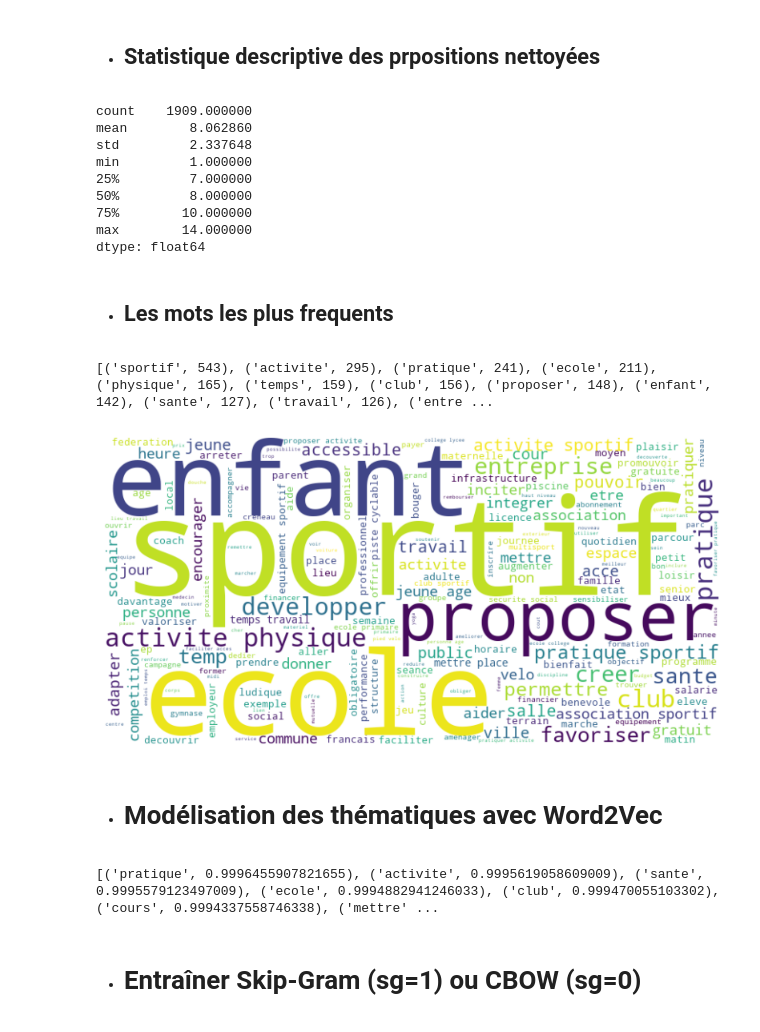
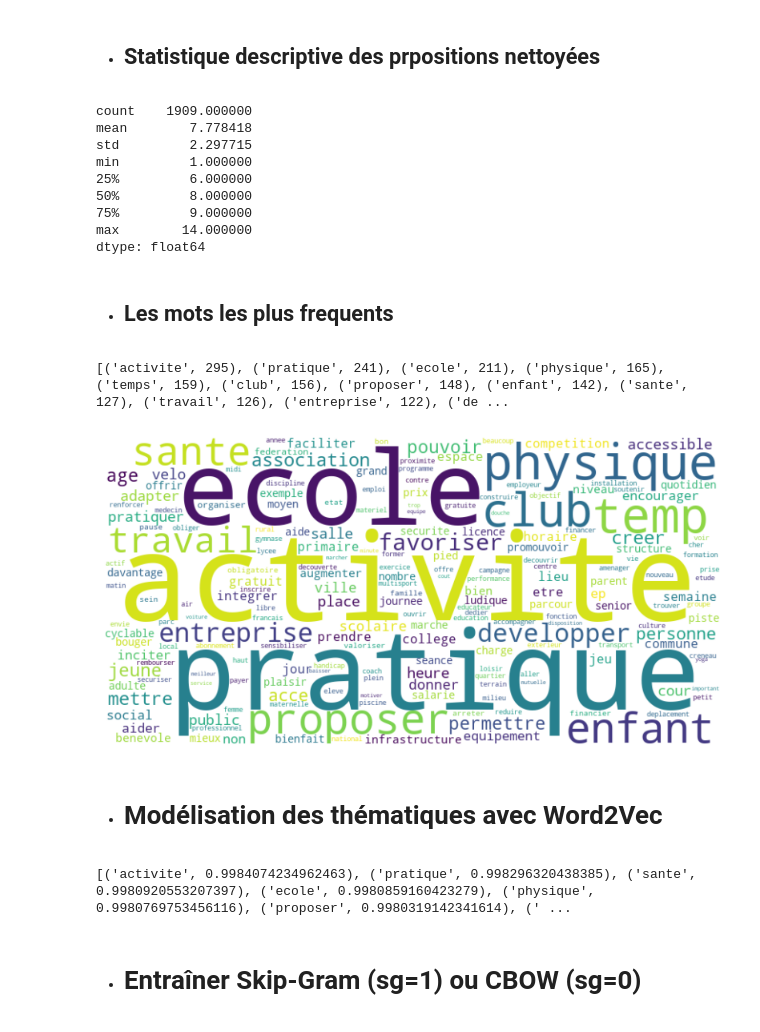
Before and after one commit to konanleger/PROJET-STATISTIQUE-DES-PROS, a Jupyter notebook: projet_stat.ipynb, the cells around one changed output. Saved outputs shown, nothing was run; the diff lists cells and outputs as text; code cells hidden in the pictures.

```diff
--- a/projet_stat.ipynb
+++ b/projet_stat.ipynb
@@ -439,7 +468,7 @@ def preprocess_with_spacy(text):
     # Analyser le texte avec spaCy
     doc = nlp(text.lower())  # Mise en minuscule
     cleaned_tokens = []
-    mots_inutils = ['faire','falloir','tous','sport','etre']
+    mots_inutils = ['faire','falloir','tous','sport','etre','sportif']
     for token in doc:
         if not token.is_stop and token.is_alpha and token.lemma_ not in mots_inutils:  # Exclure stopwords et non-alphabetiques
             cleaned_tokens.append(remove_accents(token.lemma_))  # Ajouter la forme lemmatisée du mot
@@ -473,12 +502,12 @@ df = pd.Series(nb_mots)
 print(df.describe())
 # %% [output]
 count    1909.000000
-mean        8.062860
-std         2.337648
+mean        7.778418
+std         2.297715
 min         1.000000
-25%         7.000000
+25%         6.000000
 50%         8.000000
-75%        10.000000
+75%         9.000000
 max        14.000000
 dtype: float64
 # %% [markdown]
@@ -488,16 +517,17 @@ dtype: float64
 word_counts = Counter(" ".join(data['cleaned_propositions']).split())
 print(word_counts.most_common(20))
 # %% [output]
-[('sportif', 543), ('activite', 295), ('pratique', 241), ('ecole', 211), ('physique', 165), ('temps', 159), ('club', 156), ('proposer', 148), ('enfant', 142), ('sante', 127), ('travail', 126), ('entre ...
+[('activite', 295), ('pratique', 241), ('ecole', 211), ('physique', 165), ('temps', 159), ('club', 156), ('proposer', 148), ('enfant', 142), ('sante', 127), ('travail', 126), ('entreprise', 122), ('de ...
 # %%
 text = " ".join(data['cleaned_propositions'])
-wordcloud = WordCloud(width=800, height=400, background_color="white").generate(text)
+wordcloud = WordCloud(width=800, height=400, background_color="white",
+                      prefer_horizontal=1.0,collocations=False).generate(text)
 plt.figure(figsize=(15, 5))
 plt.imshow(wordcloud, interpolation="bilinear")
 plt.axis("off") # Désactive les axes pour un affichage propre
 plt.show()
 # %% [output]
-[figure, old version]
+[figure, new version]
 # %% [markdown]
 * # Modélisation des thématiques avec Word2Vec
 # %%
@@ -514,12 +544,12 @@ tokenized_sentences = [text.split() for text in data['cleaned_propositions']]
 # window : nombre de mots voisins considérés
 # min_count : ignorer les mots qui apparaissent moins de 2 fois
 # workers : nombre de cœurs utilisés pour le traitement
-model = Word2Vec(sentences=tokenized_sentences, vector_size=300, window=14,sg=0,  min_count=1, workers=5)
+model = Word2Vec(sentences=tokenized_sentences, vector_size=300, window=17,sg=0,  min_count=1, workers=5)
 
 # Exemples de mots similaires
-print(model.wv.most_similar("sportif"))
+print(model.wv.most_similar("club"))
 # %% [output]
-[('pratique', 0.9996455907821655), ('activite', 0.9995619058609009), ('sante', 0.9995579123497009), ('ecole', 0.9994882941246033), ('club', 0.999470055103302), ('cours', 0.9994337558746338), ('mettre' ...
+[('activite', 0.9984074234962463), ('pratique', 0.998296320438385), ('sante', 0.9980920553207397), ('ecole', 0.9980859160423279), ('physique', 0.9980769753456116), ('proposer', 0.9980319142341614), (' ...
 # %% [markdown]
 * # Entraîner Skip-Gram (sg=1) ou CBOW (sg=0)
 # %%
```
Also changed, not shown: parts of 25 cells of this notebook.
